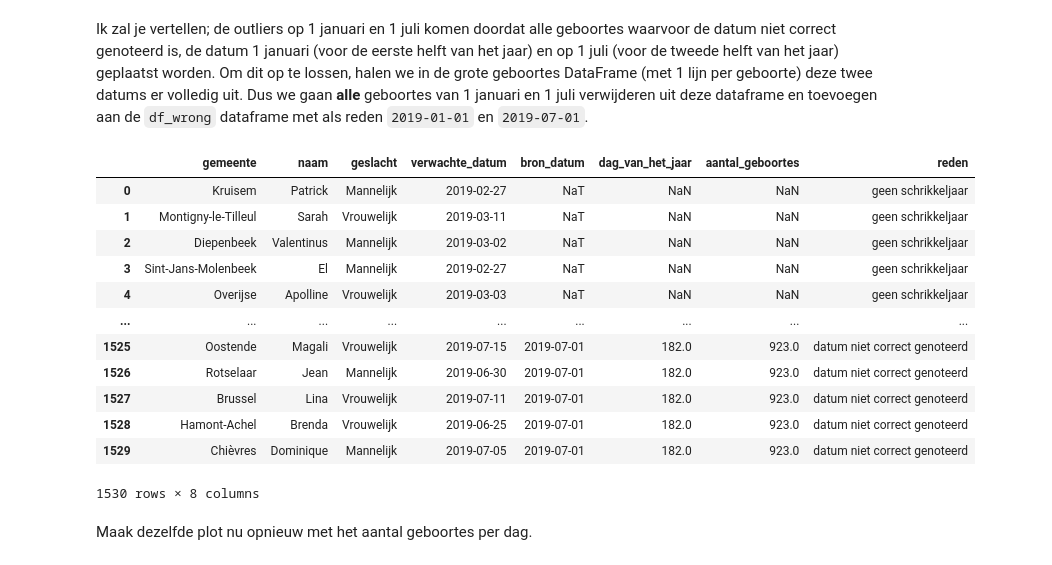
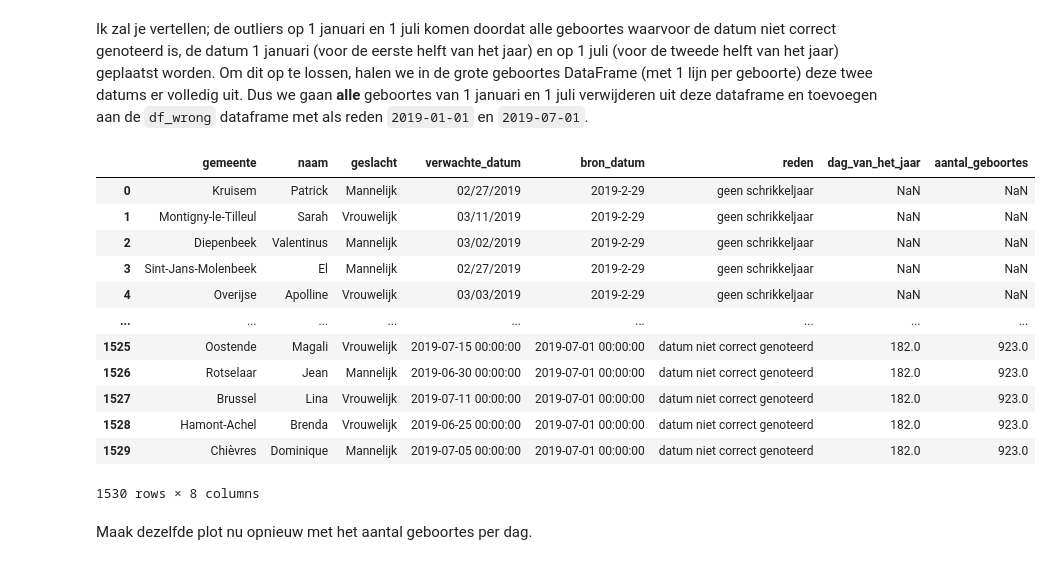
Before and after one commit to ValentijnCoppin/DataScienceExamen, a Jupyter notebook: notebooks/examen_deel1.ipynb, the cells around one changed output. Drawn from its saved outputs; the diff is of its cells as text; code cells hidden in the pictures.

```diff
--- a/notebooks/examen_deel1.ipynb
+++ b/notebooks/examen_deel1.ipynb
@@ -62,16 +62,12 @@ Doorheen deze opgave gaan we de data van dichterbij inspecteren! Je kan deze opg
 # %%
 # Import packages
 import os
-# import sys
-# from dotenv import load_dotenv
 import matplotlib.pylab as pl
 import pandas as pd
-import numpy as np
-import seaborn as sns
 
 # Definieer data locaties
-#load environment variables
 input_dir = os.getenv("INPUT_DIRECTORY")
 output_dir = os.getenv("OUTPUT_DIRECTORY")
+intermediate_dir = os.getenv("INTERMEDIATE_DIRECTORY")
 # %% [markdown]
 ## Utilities
@@ -148,3 +86,19 @@ df_wrong['reden'] = 'geen schrikkeljaar'
+# %%
+source_data = read_csv_files(input_dir)
+source_data.rename(columns={"verwachte datum": "verwachte_datum"}, inplace=True)
+
+df_wrong = source_data.copy()
+df_wrong = df_wrong[df_wrong['bron_datum'] == '2019-2-29']
+df_wrong['reden'] = 'geen schrikkeljaar'
+
+df_filtered = source_data.copy()
+df_filtered = df_filtered[df_filtered["bron_datum"] != '2019-2-29']
+df_filtered["bron_datum"] = pd.to_datetime(df_filtered["bron_datum"], format="%Y-%m-%d")
+df_filtered["verwachte_datum"] = pd.to_datetime(df_filtered["verwachte_datum"], format="%m/%d/%Y")
+df_filtered["dag_van_het_jaar"] = df_filtered["bron_datum"].dt.dayofyear
+df_filtered['aantal_geboortes'] = df_filtered.groupby('bron_datum')['bron_datum'].transform('count')
+save_name = os.path.join(intermediate_dir, 'cleaned_data_without_feb29.csv')
+pd.DataFrame.to_csv(df_filtered, save_name)
 # %% [markdown]
 ## Stap 2: Dagelijks aantal geboortes bekijken
 #### Vraag 1: Maak een plot van het aantal geboortes per dag van het jaar.
@@ -180,23 +133,25 @@ Ik zal je vertellen; de outliers op 1 januari en 1 juli komen doordat alle geboo
 # %%
 te_verwijderen_dagen = ['2019-01-01', '2019-07-01']
 df_incorrecte_dagen = df_filtered[df_filtered['bron_datum'].isin(te_verwijderen_dagen)]
 df_filtered = df_filtered[~df_filtered['bron_datum'].isin(te_verwijderen_dagen)]
 df_incorrecte_dagen['reden'] = 'datum niet correct genoteerd'
 df_wrong = pd.concat([df_wrong, df_incorrecte_dagen], ignore_index=True)
 display(df_wrong)
+save_name = os.path.join(intermediate_dir, 'cleaned_data_without_feb29_and_fliers.csv')
+pd.DataFrame.to_csv(df_filtered, save_name)
 # %% [output]
-|  | gemeente | naam | geslacht | verwachte_datum | bron_datum | dag_van_het_jaar | aantal_geboortes | reden |
-| 0 | Kruisem | Patrick | Mannelijk | 2019-02-27 | NaT | NaN | NaN | geen schrikkeljaar |
-| 1 | Montigny-le-Tilleul | Sarah | Vrouwelijk | 2019-03-11 | NaT | NaN | NaN | geen schrikkeljaar |
-| 2 | Diepenbeek | Valentinus | Mannelijk | 2019-03-02 | NaT | NaN | NaN | geen schrikkeljaar |
-| 3 | Sint-Jans-Molenbeek | El | Mannelijk | 2019-02-27 | NaT | NaN | NaN | geen schrikkeljaar |
-| 4 | Overijse | Apolline | Vrouwelijk | 2019-03-03 | NaT | NaN | NaN | geen schrikkeljaar |
+|  | gemeente | naam | geslacht | verwachte_datum | bron_datum | reden | dag_van_het_jaar | aantal_geboortes |
+| 0 | Kruisem | Patrick | Mannelijk | 02/27/2019 | 2019-2-29 | geen schrikkeljaar | NaN | NaN |
+| 1 | Montigny-le-Tilleul | Sarah | Vrouwelijk | 03/11/2019 | 2019-2-29 | geen schrikkeljaar | NaN | NaN |
+| 2 | Diepenbeek | Valentinus | Mannelijk | 03/02/2019 | 2019-2-29 | geen schrikkeljaar | NaN | NaN |
+| 3 | Sint-Jans-Molenbeek | El | Mannelijk | 02/27/2019 | 2019-2-29 | geen schrikkeljaar | NaN | NaN |
+| 4 | Overijse | Apolline | Vrouwelijk | 03/03/2019 | 2019-2-29 | geen schrikkeljaar | NaN | NaN |
 | ... | ... | ... | ... | ... | ... | ... | ... | ... |
-| 1525 | Oostende | Magali | Vrouwelijk | 2019-07-15 | 2019-07-01 | 182.0 | 923.0 | datum niet correct genoteerd |
-| 1526 | Rotselaar | Jean | Mannelijk | 2019-06-30 | 2019-07-01 | 182.0 | 923.0 | datum niet correct genoteerd |
-| 1527 | Brussel | Lina | Vrouwelijk | 2019-07-11 | 2019-07-01 | 182.0 | 923.0 | datum niet correct genoteerd |
-| 1528 | Hamont-Achel | Brenda | Vrouwelijk | 2019-06-25 | 2019-07-01 | 182.0 | 923.0 | datum niet correct genoteerd |
-| 1529 | Chièvres | Dominique | Mannelijk | 2019-07-05 | 2019-07-01 | 182.0 | 923.0 | datum niet correct genoteerd |
+| 1525 | Oostende | Magali | Vrouwelijk | 2019-07-15 00:00:00 | 2019-07-01 00:00:00 | datum niet correct genoteerd | 182.0 | 923.0 |
+| 1526 | Rotselaar | Jean | Mannelijk | 2019-06-30 00:00:00 | 2019-07-01 00:00:00 | datum niet correct genoteerd | 182.0 | 923.0 |
+| 1527 | Brussel | Lina | Vrouwelijk | 2019-07-11 00:00:00 | 2019-07-01 00:00:00 | datum niet correct genoteerd | 182.0 | 923.0 |
+| 1528 | Hamont-Achel | Brenda | Vrouwelijk | 2019-06-25 00:00:00 | 2019-07-01 00:00:00 | datum niet correct genoteerd | 182.0 | 923.0 |
+| 1529 | Chièvres | Dominique | Mannelijk | 2019-07-05 00:00:00 | 2019-07-01 00:00:00 | datum niet correct genoteerd | 182.0 | 923.0 |
 1530 rows × 8 columns
 # %% [markdown]
 Maak dezelfde plot nu opnieuw met het aantal geboortes per dag.
```
Also changed, not shown: parts of 8 cells of this notebook, 2 other files.
